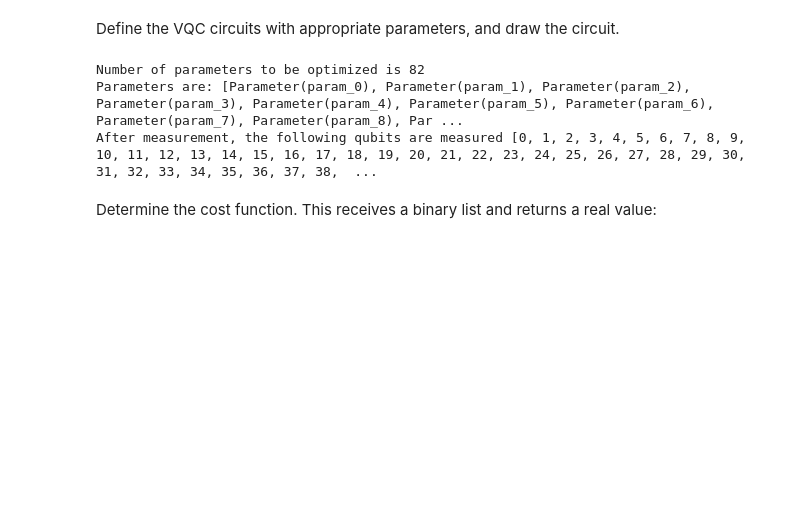
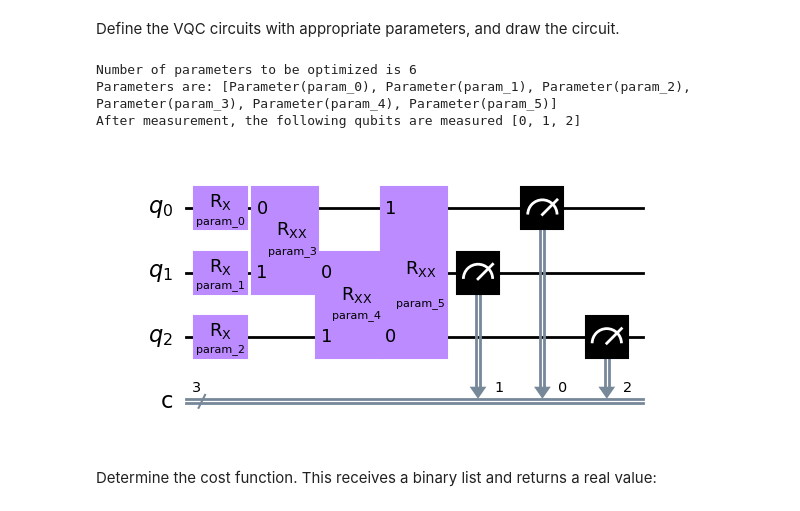
Before and after one commit to goldsmdn/TSP_VQC, a Jupyter notebook: manual_runs_VQC.ipynb, the cells around one changed output. Saved outputs shown, nothing was run; the diff lists cells and outputs as text; code cells hidden in the pictures; blank space fills up the shorter version.

```diff
--- a/manual_runs_VQC.ipynb
+++ b/manual_runs_VQC.ipynb
@@ -115,32 +106,34 @@ Define the VQC circuits with appropriate parameters, and draw the circuit.
 # %%
 sdl.num_params = sdl.calculate_parameter_numbers()
 print(f'Number of parameters to be optimized is {sdl.num_params}')
 params = define_parameters(
     mode=sdl.mode,
     num_params=sdl.num_params,
+    target=sdl.target,
     )
 
 print(f'Parameters are: {params}')
 qc = vqc_circuit(
     qubits=sdl.qubits,
     mode=sdl.mode,
     noise_bool=sdl.noise,
     layers=sdl.layers,
     params=params,
     target=TARGET,
     )
 
 filename = Path.joinpath(datalogger.graph_sub_path, f'initial_unbound_circuit{sdl.mode}.pdf')
 print_quantum_circuits(
     qubits=sdl.qubits,
     sdk_type=sdk_type,
     qc=qc,
     filename=filename,
     )
 # %% [output]
-Number of parameters to be optimized is 82
-Parameters are: [Parameter(param_0), Parameter(param_1), Parameter(param_2), Parameter(param_3), Parameter(param_4), Parameter(param_5), Parameter(param_6), Parameter(param_7), Parameter(param_8), Par ...
-After measurement, the following qubits are measured [0, 1, 2, 3, 4, 5, 6, 7, 8, 9, 10, 11, 12, 13, 14, 15, 16, 17, 18, 19, 20, 21, 22, 23, 24, 25, 26, 27, 28, 29, 30, 31, 32, 33, 34, 35, 36, 37, 38,  ...
+Number of parameters to be optimized is 6
+Parameters are: [Parameter(param_0), Parameter(param_1), Parameter(param_2), Parameter(param_3), Parameter(param_4), Parameter(param_5)]
+After measurement, the following qubits are measured [0, 1, 2]
+[figure, added]
 # %% [markdown]
 Determine the cost function.  This receives a binary list and returns a real value:
 # %%
```
Also changed, not shown: parts of 14 cells of this notebook, 5 other files.
